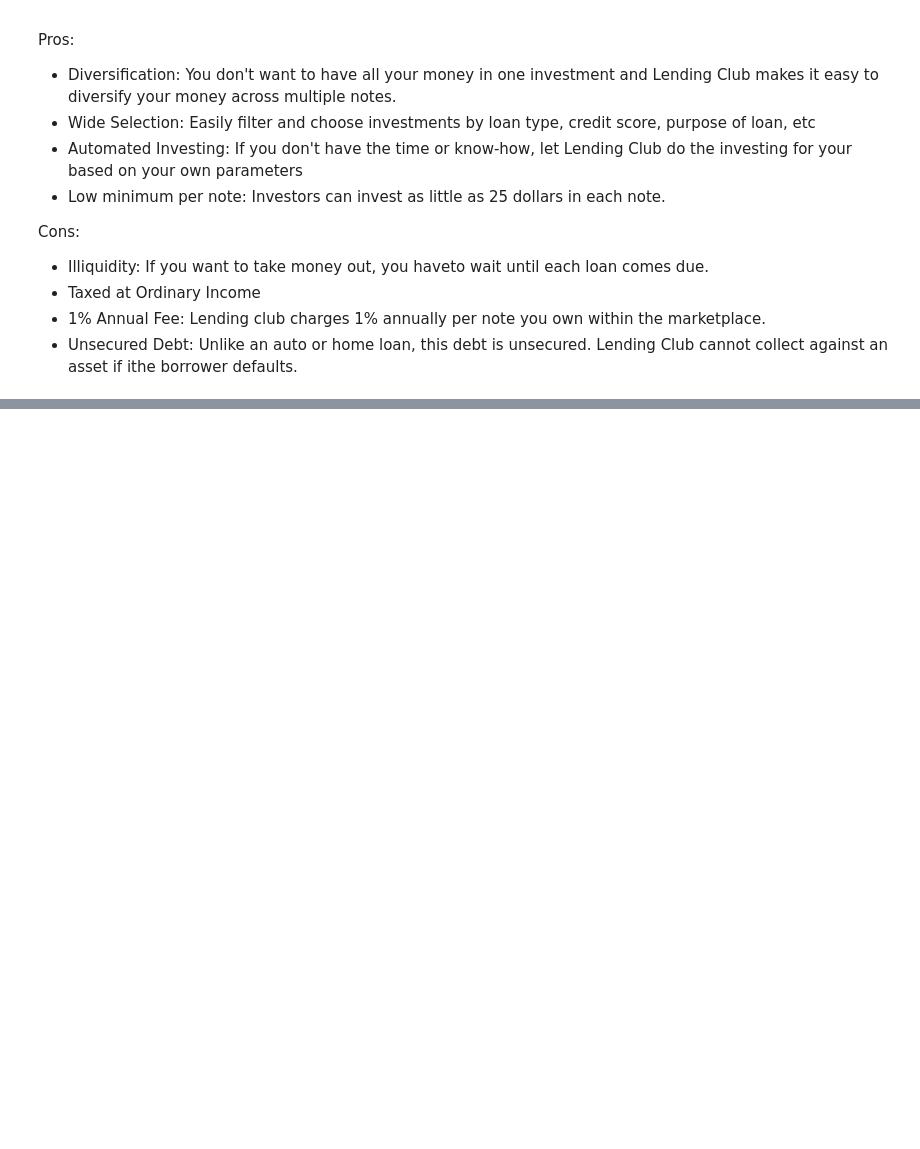
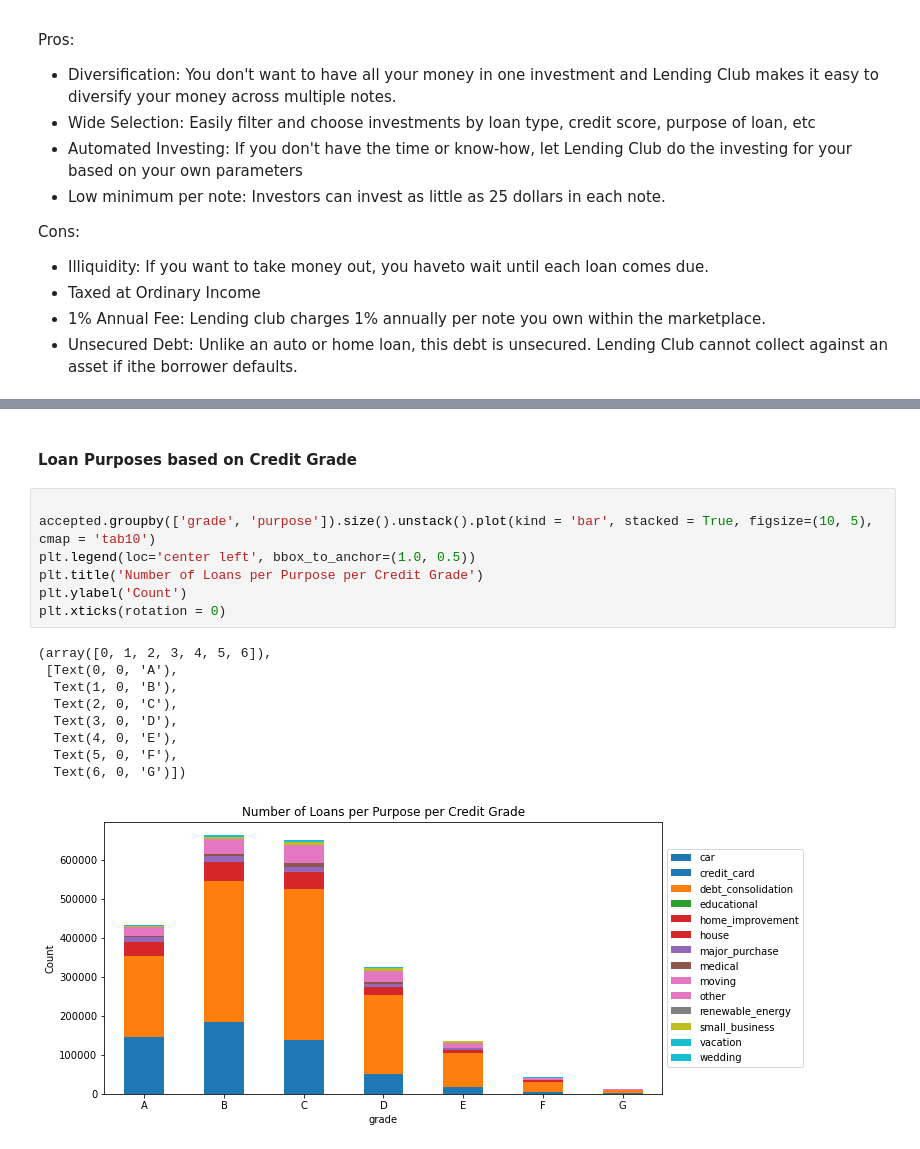
Before and after one commit to touyang219/LC_Capstone, a Jupyter notebook: Capstone.ipynb, the cells around one changed output, grey strips where cells are left out. Drawn from its saved outputs; the diff is of its cells as text; blank space fills up the shorter version.

```diff
--- a/Capstone.ipynb
+++ b/Capstone.ipynb
@@ -80,0 +260,19 @@ Cons:
+# %% [markdown]
+#### Loan Purposes based on Credit Grade
+# %%
+
+accepted.groupby(['grade', 'purpose']).size().unstack().plot(kind = 'bar', stacked = True, figsize=(10, 5), cmap = 'tab10')
+plt.legend(loc='center left', bbox_to_anchor=(1.0, 0.5))
+plt.title('Number of Loans per Purpose per Credit Grade')
+plt.ylabel('Count')
+plt.xticks(rotation = 0)
+# %% [output]
+(array([0, 1, 2, 3, 4, 5, 6]),
+ [Text(0, 0, 'A'),
+  Text(1, 0, 'B'),
+  Text(2, 0, 'C'),
+  Text(3, 0, 'D'),
+  Text(4, 0, 'E'),
+  Text(5, 0, 'F'),
+  Text(6, 0, 'G')])
+[figure, added]
```
Also changed, not shown: parts of 36 cells of this notebook.
